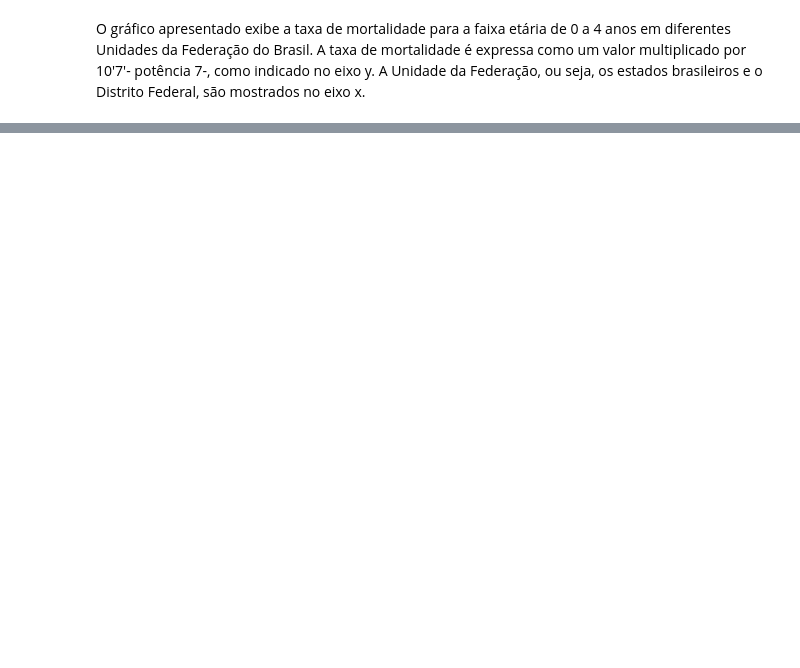
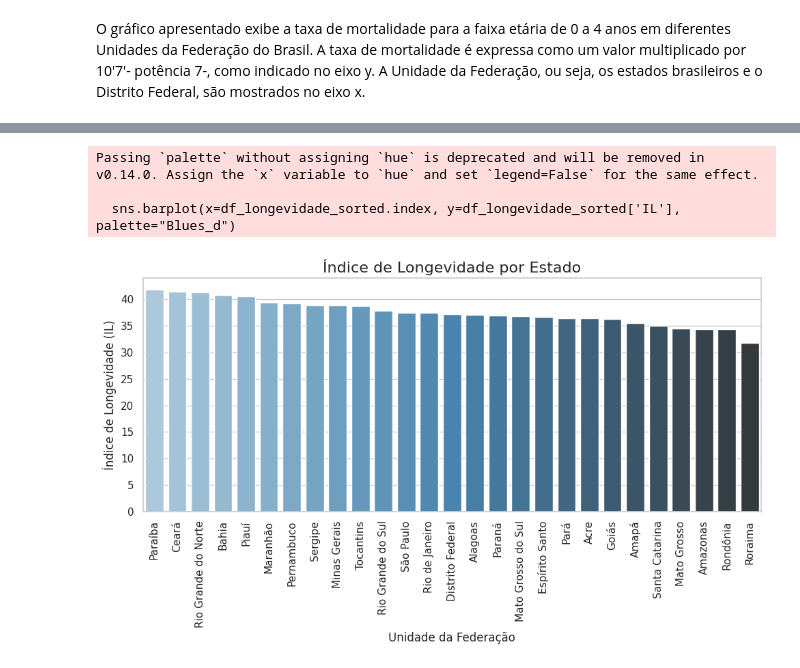
Before and after one commit to babialvesz/longevidade, a Jupyter notebook: tratamento.ipynb, the cells around one changed output, grey strips where cells are left out. Drawn from its saved outputs; the diff is of its cells as text; code cells hidden in the pictures; blank space fills up the shorter version.

```diff
--- a/tratamento.ipynb
+++ b/tratamento.ipynb
@@ -201,0 +214,13 @@ plt.show()
+# %%
+df_65_mais = df_pop2[df_pop2['Idade'].isin(faixas_65_mais)]
+df_75_mais = df_pop2[df_pop2['Idade'].isin(faixas_75_mais)]
+# %%
+pop_65_mais = df_65_mais.groupby('Unidade da Federação')['Total'].sum()
+pop_75_mais = df_75_mais.groupby('Unidade da Federação')['Total'].sum()
+# %%
+df_longevidade = pd.DataFrame({
+    'Pop_65+': pop_65_mais,
+    'Pop_75+': pop_75_mais
+})
+# %%
+df_longevidade['IL'] = (df_longevidade['Pop_75+'] / df_longevidade['Pop_65+']) * 100
@@ -201,0 +247,26 @@ plt.show()
+# %%
+df_longevidade_sorted = df_longevidade.sort_values(by='IL', ascending=False)
+
+# Configurar o estilo do Seaborn para gráficos mais bonitos
+sns.set(style="whitegrid")
+
+# Criar um gráfico de barras
+plt.figure(figsize=(10, 6))
+sns.barplot(x=df_longevidade_sorted.index, y=df_longevidade_sorted['IL'], palette="Blues_d")
+
+# Adicionar rótulos e título
+plt.title('Índice de Longevidade por Estado', fontsize=16)
+plt.xlabel('Unidade da Federação', fontsize=12)
+plt.ylabel('Índice de Longevidade (IL)', fontsize=12)
+
+# Girar os rótulos do eixo X para melhor legibilidade
+plt.xticks(rotation=90)
+
+# Mostrar o gráfico
+plt.tight_layout()
+plt.show()
+# %% [output]
+Passing `palette` without assigning `hue` is deprecated and will be removed in v0.14.0. Assign the `x` variable to `hue` and set `legend=False` for the same effect.
+
+  sns.barplot(x=df_longevidade_sorted.index, y=df_longevidade_sorted['IL'], palette="Blues_d")
+[figure, added]
```
Also changed, not shown: parts of 19 cells of this notebook.
